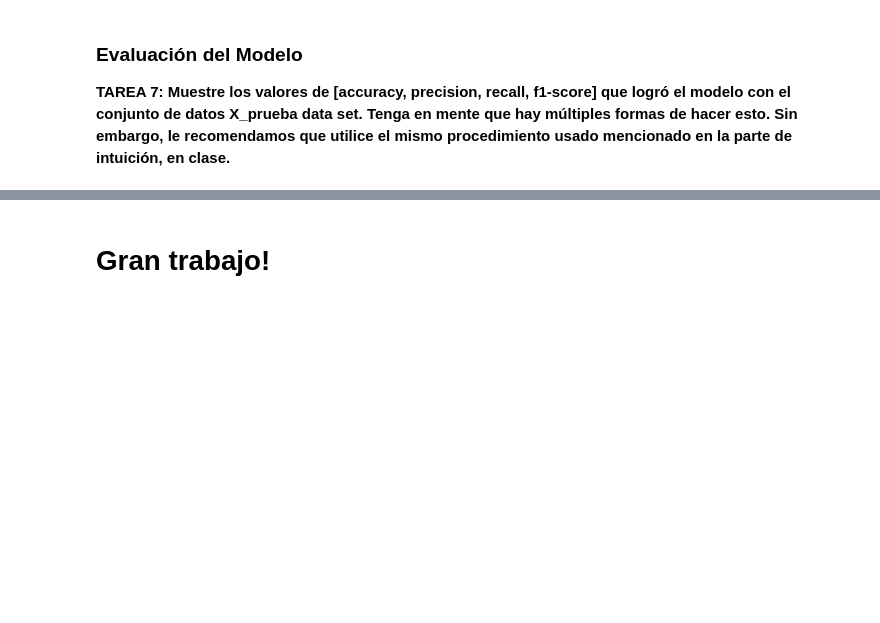
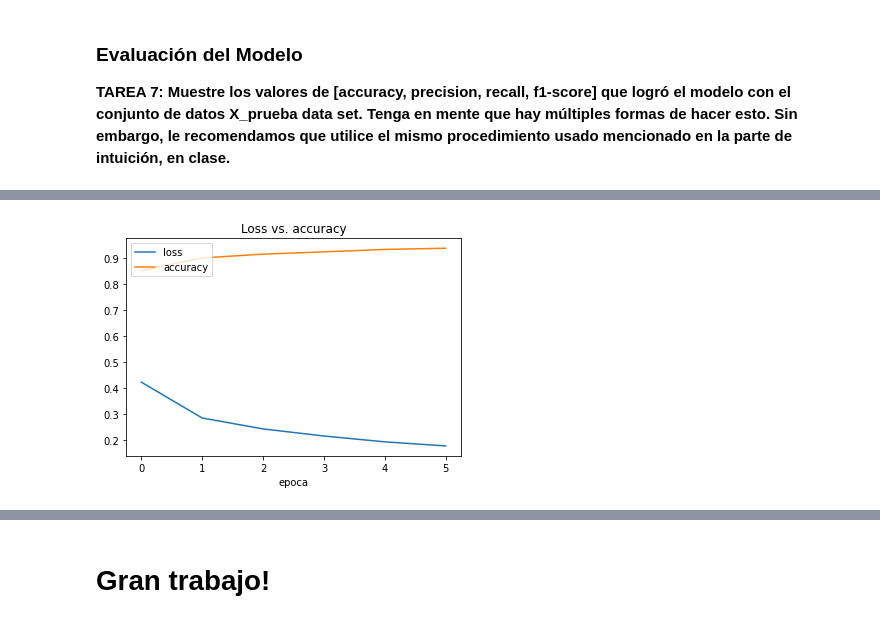
Before and after one commit to JJHH06/cnn-image-clasification, a Jupyter notebook: Laboratorio_4_CNN.ipynb, the cells around one changed output, grey strips where cells are left out. Saved outputs shown, nothing was run; the diff lists cells and outputs as text; code cells hidden in the pictures; blank space fills up the shorter version.

Commit message:
Model finish and stats

```diff
--- a/Laboratorio_4_CNN.ipynb
+++ b/Laboratorio_4_CNN.ipynb
@@ -165,0 +170,2 @@ _________________________________________________________________
+# %%
+modelo.add(Dense(10, activation = 'softmax'))
@@ -165,0 +174,4 @@ _________________________________________________________________
+# %%
+modelo.compile(loss = 'categorical_crossentropy',
+              optimizer = 'rmsprop',
+              metrics = ['accuracy'])
@@ -166,3 +203,6 @@ _________________________________________________________________
+# %%
+from tensorflow.keras.callbacks import EarlyStopping
+early_stopping = EarlyStopping(monitor = 'val_loss', patience = 2)
 # %% [markdown]
 ### Entrenamiento del Modelo
 **TAREA 6: Entrene/Ajuste el modelo con el conjunto X_entreno set. La cantidad de épocas le queda a Ud determinar.**
@@ -191,0 +209,2 @@ Epoch 10/10
+# %%
+modelo.fit(X_entreno_norm, y_entreno_cat, epochs = 20, validation_split = 0.2, callbacks = [early_stopping])
@@ -214,0 +246,9 @@ avg / total       0.91      0.91      0.91     10000
+# %%
+plt.plot(modelo.history.history['loss'])
+plt.plot(modelo.history.history['accuracy'])
+plt.title('Loss vs. accuracy')
+plt.xlabel('epoca')
+plt.legend(['loss', 'accuracy'], loc='upper left')
+plt.show()
+# %% [output]
+[figure, added]
```
Also changed, not shown: parts of 25 cells of this notebook.
